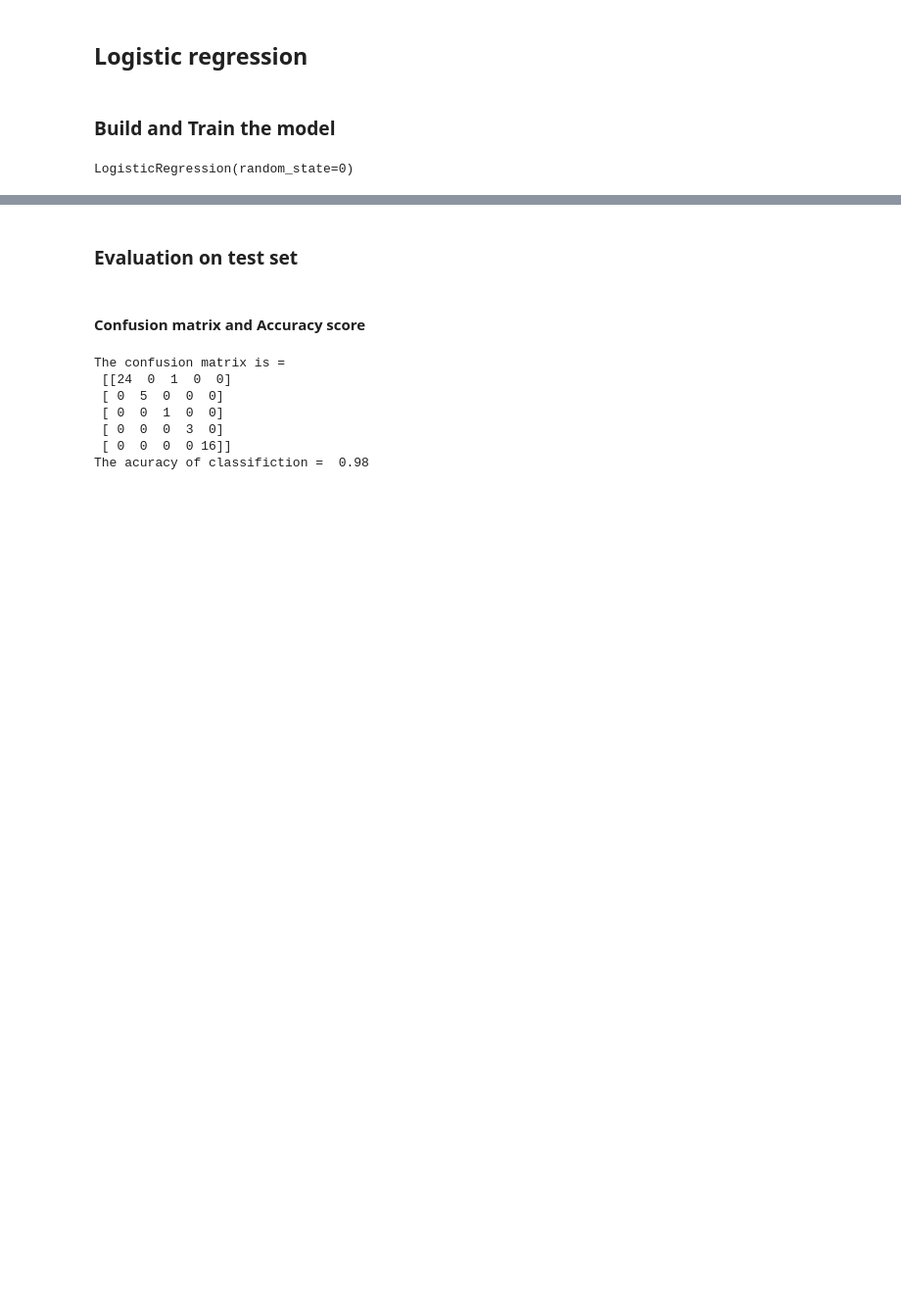
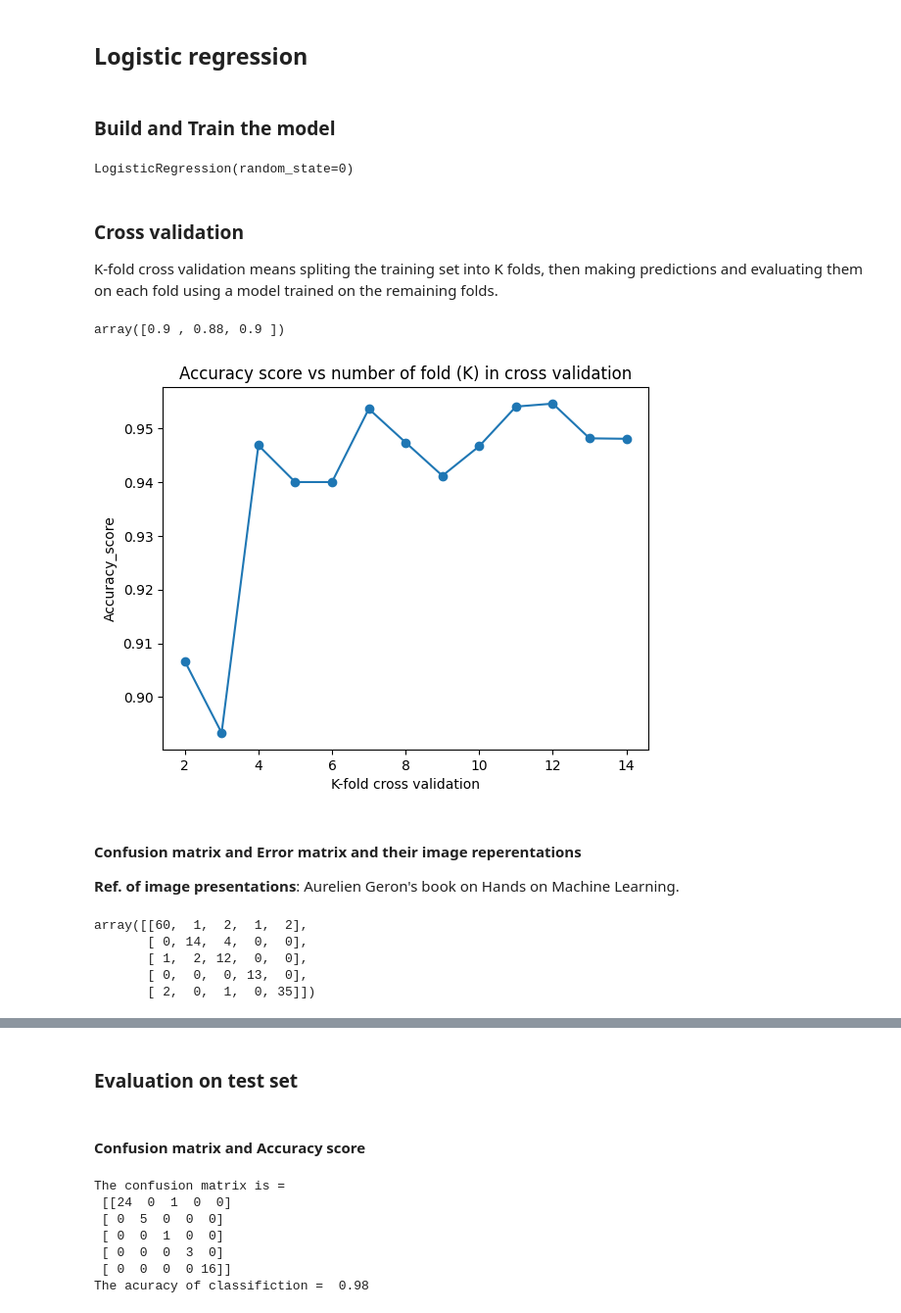
Before and after one commit to arpan9236/Drug_Classification_using_ML_models, a Jupyter notebook: Drug_classification_ML_models.ipynb, the cells around one changed output, grey strips where cells are left out. Shown at 98% size. Saved outputs shown, nothing was run; the diff lists cells and outputs as text; code cells hidden in the pictures; blank space fills up the shorter version.

```diff
--- a/Drug_classification_ML_models.ipynb
+++ b/Drug_classification_ML_models.ipynb
@@ -481,3 +475,44 @@ log_reg_classifier = LogisticRegression(random_state = 0)
 log_reg_classifier.fit(X_train, y_train)
 # %% [output]
 LogisticRegression(random_state=0)
+# %% [markdown]
+### Cross validation
+K-fold cross validation means spliting the training set into K folds, then making predictions and evaluating them on each fold using a model trained on the remaining folds.
+# %%
+# Cross validation score
+from sklearn.model_selection import cross_val_score
+cross_val_score(log_reg_classifier, X_train, y_train, cv = 3, scoring = 'accuracy')
+# %% [output]
+array([0.9 , 0.88, 0.9 ])
+# %%
+# Mean cross validation score vs number of folds in cross validation
+from sklearn.model_selection import cross_val_score
+
+mean_cv_score = []
+
+for i in range(2, 15):
+    cv_score = cross_val_score(log_reg_classifier, X_train, y_train, cv = i, scoring = 'accuracy')
+    mean_cv_score.append(np.mean(cv_score))
+
+plt.plot(range(2, 15), mean_cv_score, '-o')
+plt.xlabel('K-fold cross validation')
+plt.ylabel('Accuracy_score')
+plt.title('Accuracy score vs number of fold (K) in cross validation')
+plt.show()
+# %% [output]
+[figure, added]
+# %% [markdown]
+#### Confusion matrix and Error matrix and their image reperentations
+**Ref. of image presentations**: Aurelien Geron's book on Hands on Machine Learning.
+# %%
+# Cross validation predict and confusion matrix
+from sklearn.model_selection import cross_val_predict
+
+y_train_pred = cross_val_predict(log_reg_classifier, X_train, y_train, cv = 3)
+confusion_matrix(y_train, y_train_pred)
+# %% [output]
+array([[60,  1,  2,  1,  2],
+       [ 0, 14,  4,  0,  0],
+       [ 1,  2, 12,  0,  0],
+       [ 0,  0,  0, 13,  0],
+       [ 2,  0,  1,  0, 35]])
```
Also changed, not shown: parts of 14 cells of this notebook.
